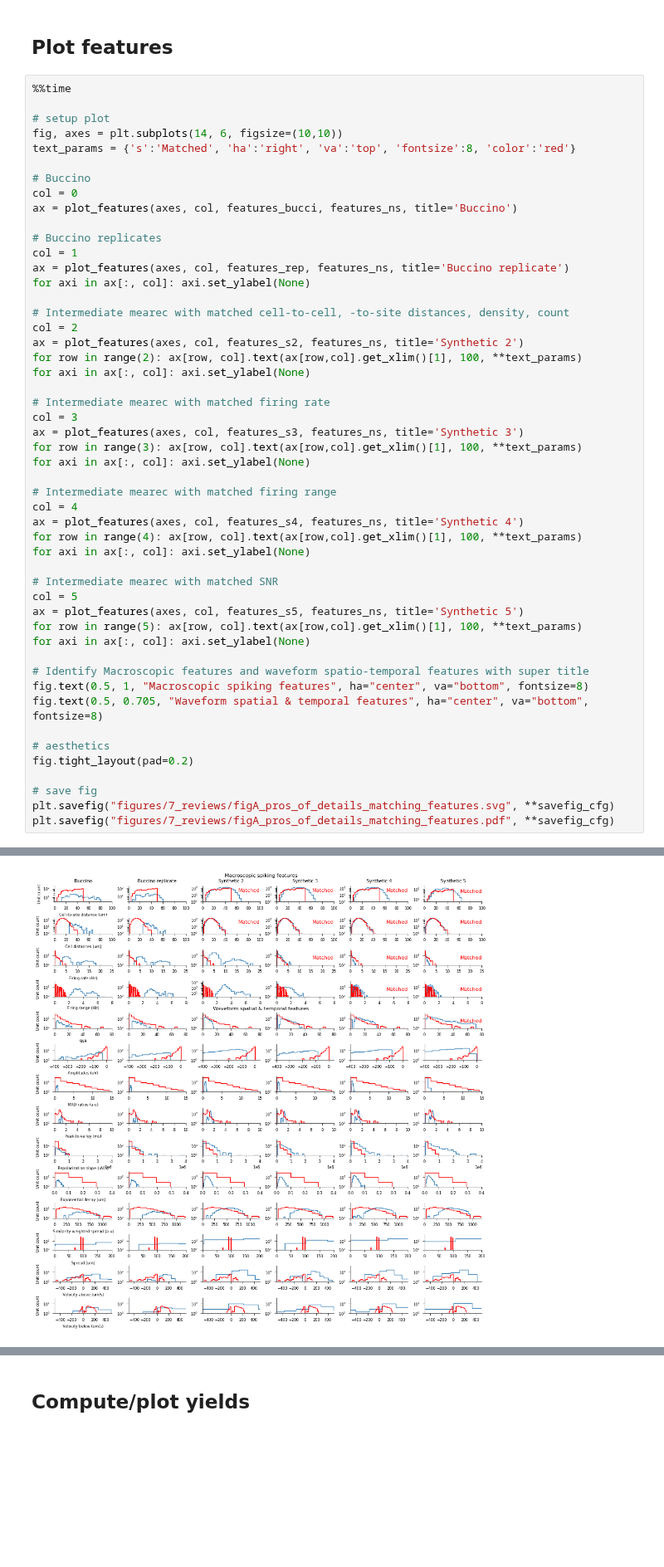
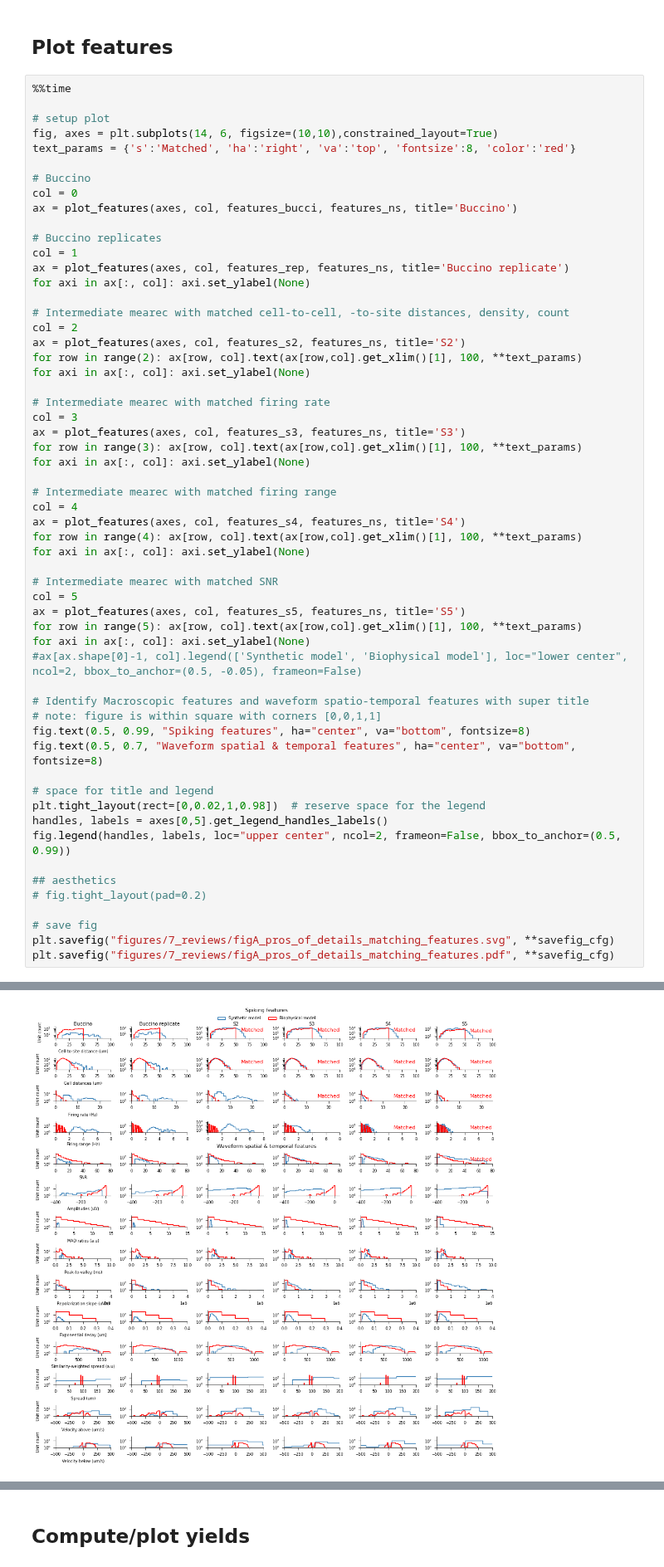
Before and after one commit to steevelaquitaine/spikebias, a Jupyter notebook: notebooks/4_reviews/fig04_AB_pros_of_added_details_yield.ipynb, the cells around one changed output, grey strips where cells are left out. Shown at 83% size. Cells and saved outputs as stored; diff of their text form; blank space fills up the shorter version.

Commit message:
fixed legend position

```diff
--- a/notebooks/4_reviews/fig04_AB_pros_of_added_details_yield.ipynb
+++ b/notebooks/4_reviews/fig04_AB_pros_of_added_details_yield.ipynb
@@ -1488,7 +1496,7 @@ Wall time: 1min 32s
 %%time
 
 # setup plot
-fig, axes = plt.subplots(14, 6, figsize=(10,10))
+fig, axes = plt.subplots(14, 6, figsize=(10,10),constrained_layout=True)
 text_params = {'s':'Matched', 'ha':'right', 'va':'top', 'fontsize':8, 'color':'red'}
 
 # Buccino
@@ -1502,34 +1510,41 @@ for axi in ax[:, col]: axi.set_ylabel(None)
 
 # Intermediate mearec with matched cell-to-cell, -to-site distances, density, count
 col = 2
-ax = plot_features(axes, col, features_s2, features_ns, title='Synthetic 2')
+ax = plot_features(axes, col, features_s2, features_ns, title='S2')
 for row in range(2): ax[row, col].text(ax[row,col].get_xlim()[1], 100, **text_params)
 for axi in ax[:, col]: axi.set_ylabel(None)
 
 # Intermediate mearec with matched firing rate
 col = 3
-ax = plot_features(axes, col, features_s3, features_ns, title='Synthetic 3')
+ax = plot_features(axes, col, features_s3, features_ns, title='S3')
 for row in range(3): ax[row, col].text(ax[row,col].get_xlim()[1], 100, **text_params)
 for axi in ax[:, col]: axi.set_ylabel(None)
 
 # Intermediate mearec with matched firing range
 col = 4
-ax = plot_features(axes, col, features_s4, features_ns, title='Synthetic 4')
+ax = plot_features(axes, col, features_s4, features_ns, title='S4')
 for row in range(4): ax[row, col].text(ax[row,col].get_xlim()[1], 100, **text_params)
 for axi in ax[:, col]: axi.set_ylabel(None)
 
 # Intermediate mearec with matched SNR
 col = 5
-ax = plot_features(axes, col, features_s5, features_ns, title='Synthetic 5')
+ax = plot_features(axes, col, features_s5, features_ns, title='S5')
 for row in range(5): ax[row, col].text(ax[row,col].get_xlim()[1], 100, **text_params)
 for axi in ax[:, col]: axi.set_ylabel(None)
+#ax[ax.shape[0]-1, col].legend(['Synthetic model', 'Biophysical model'], loc="lower center", ncol=2, bbox_to_anchor=(0.5, -0.05), frameon=False)
 
 # Identify Macroscopic features and waveform spatio-temporal features with super title
-fig.text(0.5, 1, "Macroscopic spiking features", ha="center", va="bottom", fontsize=8)
-fig.text(0.5, 0.705, "Waveform spatial & temporal features", ha="center", va="bottom", fontsize=8)
+# note: figure is within square with corners [0,0,1,1]
+fig.text(0.5, 0.99, "Spiking features", ha="center", va="bottom", fontsize=8)
+fig.text(0.5, 0.7, "Waveform spatial & temporal features", ha="center", va="bottom", fontsize=8)
 
-# aesthetics
-fig.tight_layout(pad=0.2)
+# space for title and legend
+plt.tight_layout(rect=[0,0.02,1,0.98])  # reserve space for the legend
+handles, labels = axes[0,5].get_legend_handles_labels()
+fig.legend(handles, labels, loc="upper center", ncol=2, frameon=False, bbox_to_anchor=(0.5, 0.99))
+
+## aesthetics
+# fig.tight_layout(pad=0.2)
 
 # save fig
 plt.savefig("figures/7_reviews/figA_pros_of_details_matching_features.svg", **savefig_cfg)
@@ -1540 +1555 @@ Wall time: 4.11 s
-[figure, old version]
+[figure, new version]
```
Also changed, not shown: parts of 9 cells of this notebook, 3 other files.
